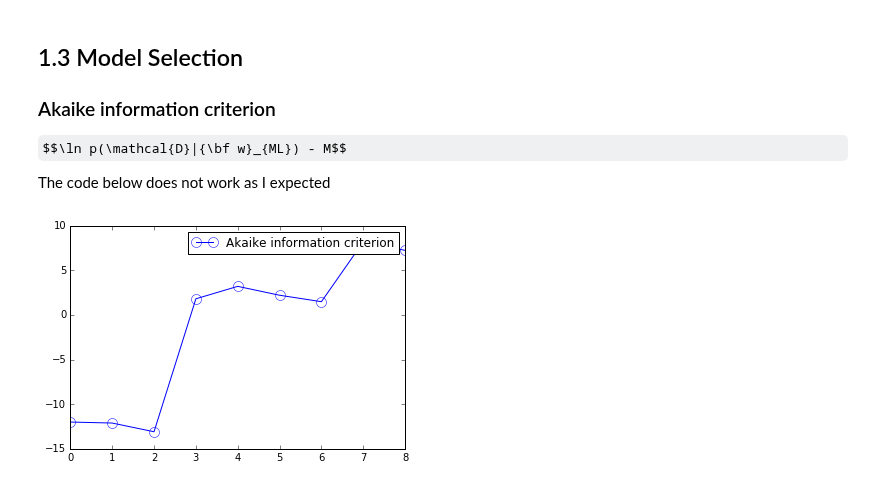
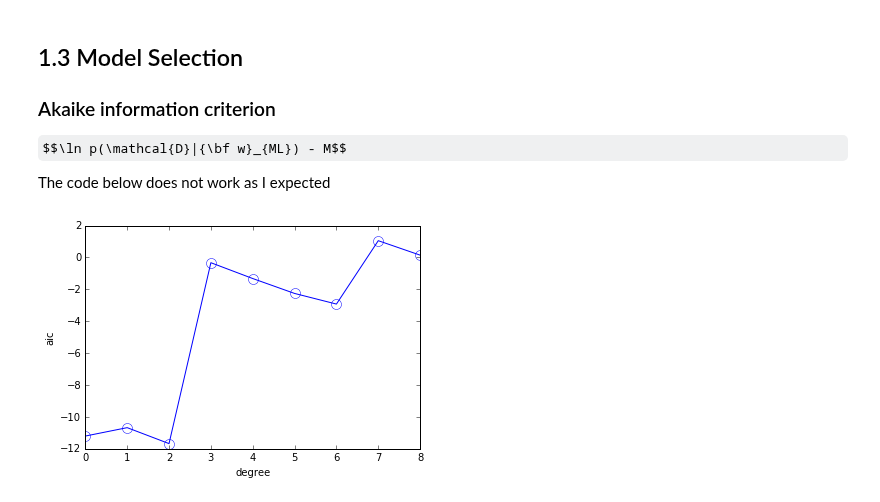
Before and after one commit to ctgk/PRML, a Jupyter notebook: ch01_Introduction.ipynb, the cells around one changed output. Cells and saved outputs as stored; diff of their text form; code cells hidden in the pictures; some formulas as TeX source.

```diff
--- a/ch01_Introduction.ipynb
+++ b/ch01_Introduction.ipynb
@@ -144,15 +144,16 @@ The code below does not work as I expected
 # %%
 aic = []
 for i in range(9):
     feature = Polynomial(i)
     X_train = feature.transform(x_train)
     X_test = feature.transform(x_test)
 
     model = LinearRegression()
     model.fit(X_train, y_train)
-    aic.append(model.aic(X_train, y_train))
-plt.plot(aic, 'o-', mfc="none", mec="b", ms=10, c="b", label="Akaike information criterion")
-plt.legend()
+    aic.append(model.aic)
+plt.plot(aic, 'o-', mfc="none", mec="b", ms=10, c="b")
+plt.xlabel("degree")
+plt.ylabel("aic")
 plt.show()
 # %% [output]
-[figure, old version]
+[figure, new version]
```
Also changed, not shown: parts of 5 cells of this notebook, 1 other file.
